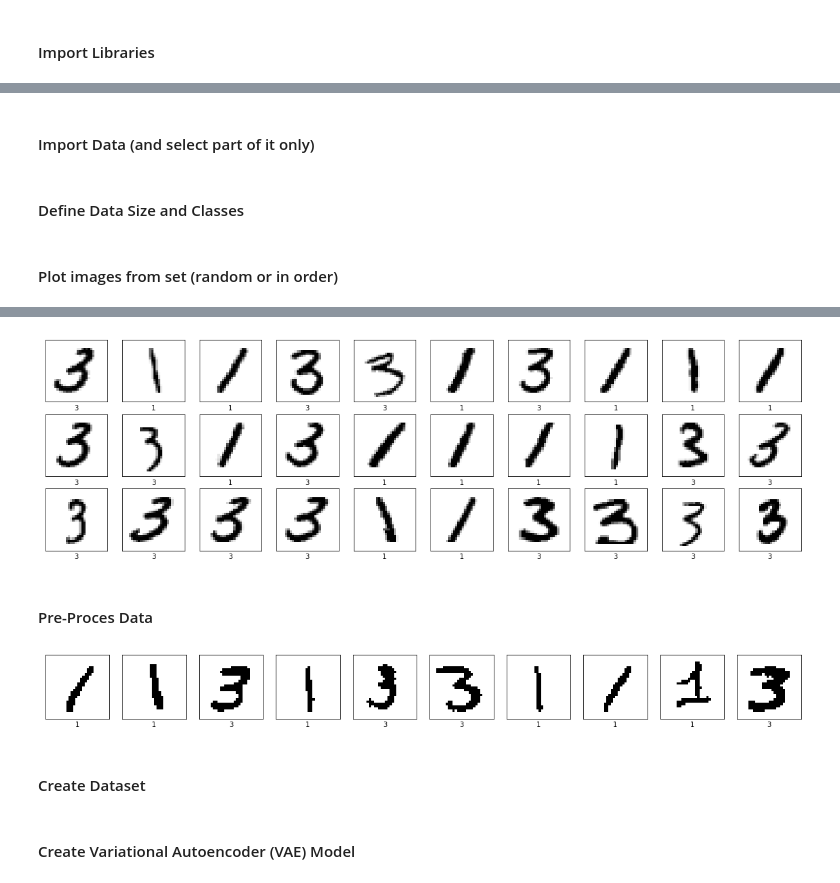
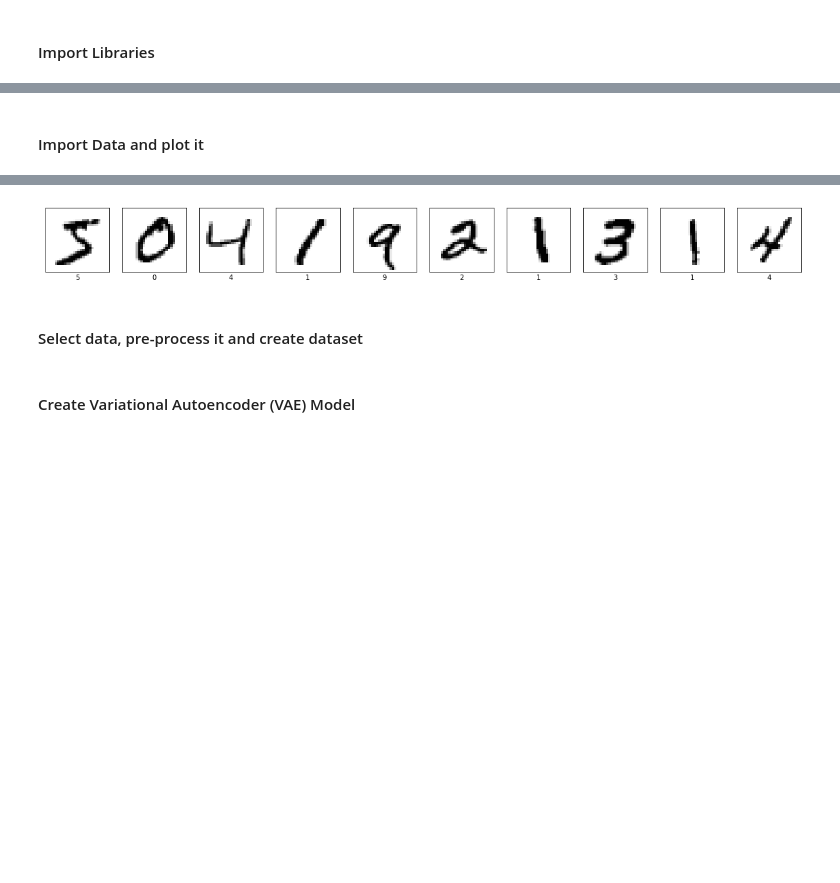
Before and after one commit to lorenzosintini/4YP, a Jupyter notebook: CVAE_MNIST_Numbers.ipynb, the cells around one changed output, grey strips where cells are left out. Cells and saved outputs as stored; diff of their text form; code cells hidden in the pictures; blank space fills up the shorter version.

```diff
--- a/CVAE_MNIST_Numbers.ipynb
+++ b/CVAE_MNIST_Numbers.ipynb
@@ -20,2 +24,2 @@ from IPython.display import clear_output
 # %% [markdown]
-#### Import Data (and select part of it only)
+#### Import Data and plot it
@@ -40,2 +25,0 @@ y_train = y_train[0:data_input]
-# %% [markdown]
-#### Define Data Size and Classes
@@ -52,6 +26,13 @@ input_range = np.amax(x_train)
-# %% [markdown]
-#### Plot images from set (random or in order)
 # %%
+mnist = tf.keras.datasets.mnist
+(x_train, y_train), (x_test, y_test) = mnist.load_data()
+
+class_names = ['Zero','One', 'Two', 'Three', 'Four', 'Five','Six', 'Seven', 'Eight', 'Nine']
+N_image_channels = 1
+N_class = len(class_names)
+image_shape = x_train.shape[1:3]
+input_range = np.amax(x_train)
+
 def plot_images(x_train, y_train, figures_to_plot, pick_random=False, include_labels=True):
     n_rows = np.ceil((figures_to_plot[1])/10)
     plot = plt.figure(figsize=[20,2*n_rows])
@@ -66,5 +47,5 @@ def plot_images(x_train, y_train, figures_to_plot, pick_random=False, include_la
             plt.xlabel(y_train[pic_n])
     plt.show()
 
-plot_images(x_train, y_train, [160,190])
+plot_images(x_train, y_train, [0,10])
 # %% [output]
@@ -71,25 +54,48 @@ plot_images(x_train, y_train, [160,190])
-[figure, old version]
+[figure, new version]
-# %% [markdown]
-#### Pre-Proces Data
+# %% [markdown]
+#### Select data, pre-process it and create dataset
 # %%
-train_images = x_train/input_range
-test_images = x_test/input_range
+def preprocess(x_train, x_test, y_train, y_test):
+  train_images = x_train/input_range
+  test_images = x_test/input_range
 
-def set_pixels_binary(images):
+  def set_pixels_binary(images):
     images[images >= 0.5] = 1.0
     images[images < 0.5] = 0.0
     return images
 
-train_images = set_pixels_binary(train_images)
-test_images = set_pixels_binary(test_images)
-train_labels = y_train
-test_labels = y_test
+  train_images = set_pixels_binary(train_images)
+  test_images = set_pixels_binary(test_images)
+  train_labels = y_train
+  test_labels = y_test
+  return train_images, test_images, train_labels, test_labels
 
-plot_images(train_images, train_labels, [0,10])
+def setup_dataset(x_train, y_train, x_test, y_test, chosen_classes=[0,1,2]):
+  def pick_class(x, y, class_n):
+    pics = (y == class_n[0])
+    for i in range(len(class_n)-1):
+      pics = pics + (y == class_n[i+1])
+    new_x = x[pics]
+    new_y = y[pics]
+    return new_x, new_y
 
-train_images = train_images.reshape(N_train, image_shape[0], image_shape[1], N_image_channels).astype('float32')
-test_images = test_images.reshape(N_test, image_shape[0], image_shape[1], N_image_channels).astype('float32')
+  x_train, y_train = pick_class(x_train, y_train, chosen_classes)
+  x_test, y_test = pick_class(x_test, y_test, chosen_classes)
+
+
+  data_input = -1
+  x_train = x_train[0:data_input]
+  y_train = y_train[0:data_input]
+
+  N_train = len(y_train)
+  N_test = len(y_test)
+
+  train_images, test_images, train_labels, test_labels = preprocess(x_train, x_test, y_train, y_test)
+
+  train_images = train_images.reshape(N_train, image_shape[0], image_shape[1], N_image_channels).astype('float32')
+  test_images = test_images.reshape(N_test, image_shape[0], image_shape[1], N_image_channels).astype('float32')
+
+  batch_size = 100
+  train_dataset = tf.data.Dataset.from_tensor_slices((train_images)).shuffle(N_train).batch(batch_size)
+  test_dataset = tf.data.Dataset.from_tensor_slices((test_images)).shuffle(N_test).batch(batch_size)
+  return x_train, y_train, x_test, y_test, train_dataset, test_dataset
-# %% [output]
-[figure, removed]
-# %% [markdown]
-#### Create Dataset
```
Also changed, not shown: parts of 15 cells of this notebook.
